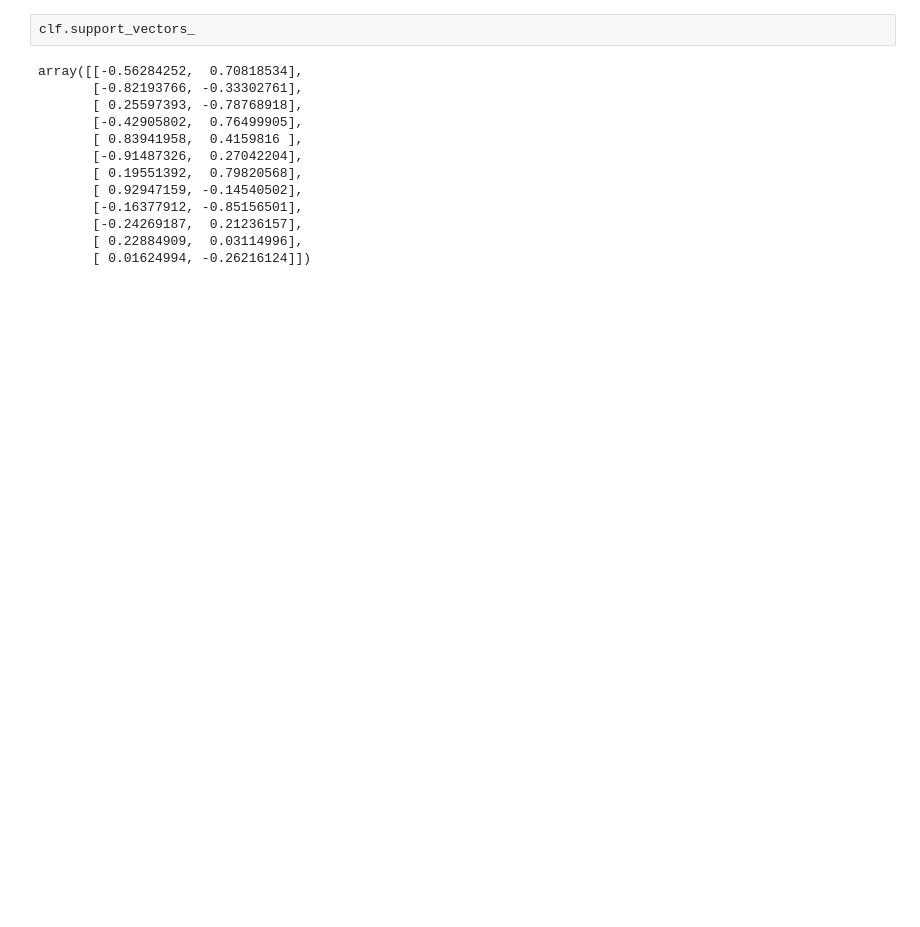
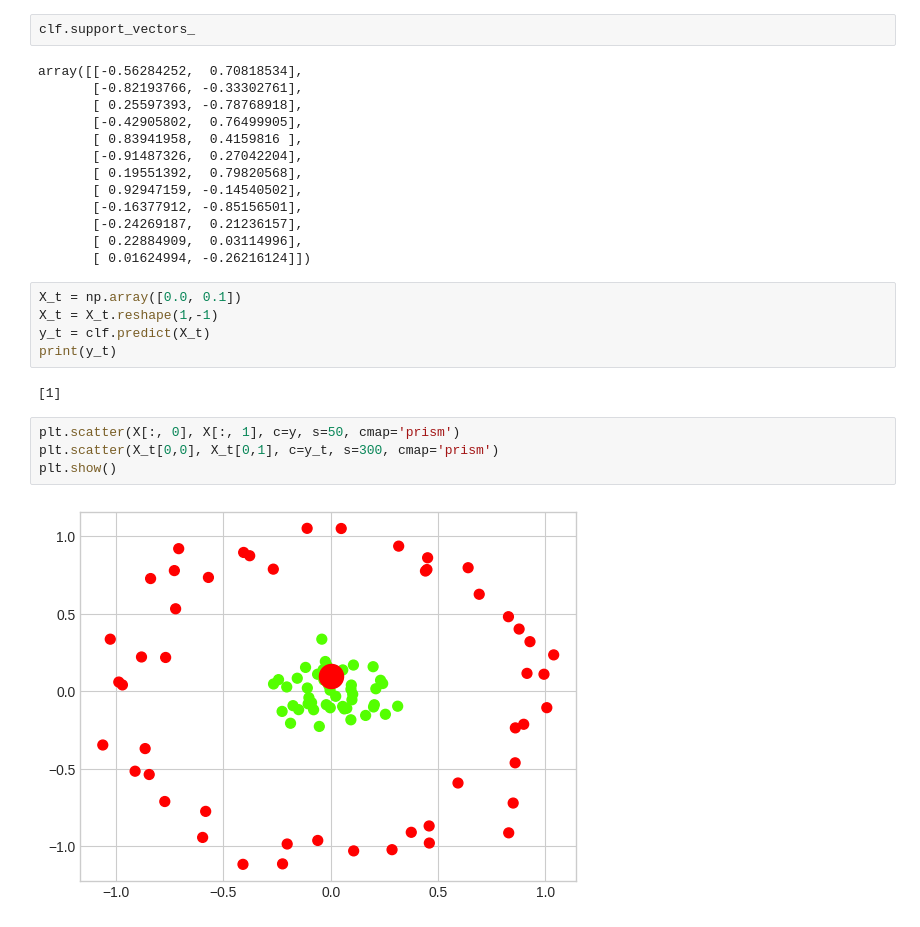
Before and after one commit to choki0715/lecture, a Jupyter notebook: SVM_rbf_example.ipynb, the cells around one changed output. Cells and saved outputs as stored; diff of their text form; blank space fills up the shorter version.

```diff
--- a/SVM_rbf_example.ipynb
+++ b/SVM_rbf_example.ipynb
@@ -41,3 +41,16 @@ array([[-0.56284252,  0.70818534],
        [-0.24269187,  0.21236157],
        [ 0.22884909,  0.03114996],
        [ 0.01624994, -0.26216124]])
+# %%
+X_t = np.array([0.0, 0.1])
+X_t = X_t.reshape(1,-1)
+y_t = clf.predict(X_t)
+print(y_t)
+# %% [output]
+[1]
+# %%
+plt.scatter(X[:, 0], X[:, 1], c=y, s=50, cmap='prism')
+plt.scatter(X_t[0,0], X_t[0,1], c=y_t, s=300, cmap='prism')
+plt.show()
+# %% [output]
+[figure, added]
```
Also changed, not shown: parts of 4 cells of this notebook.
